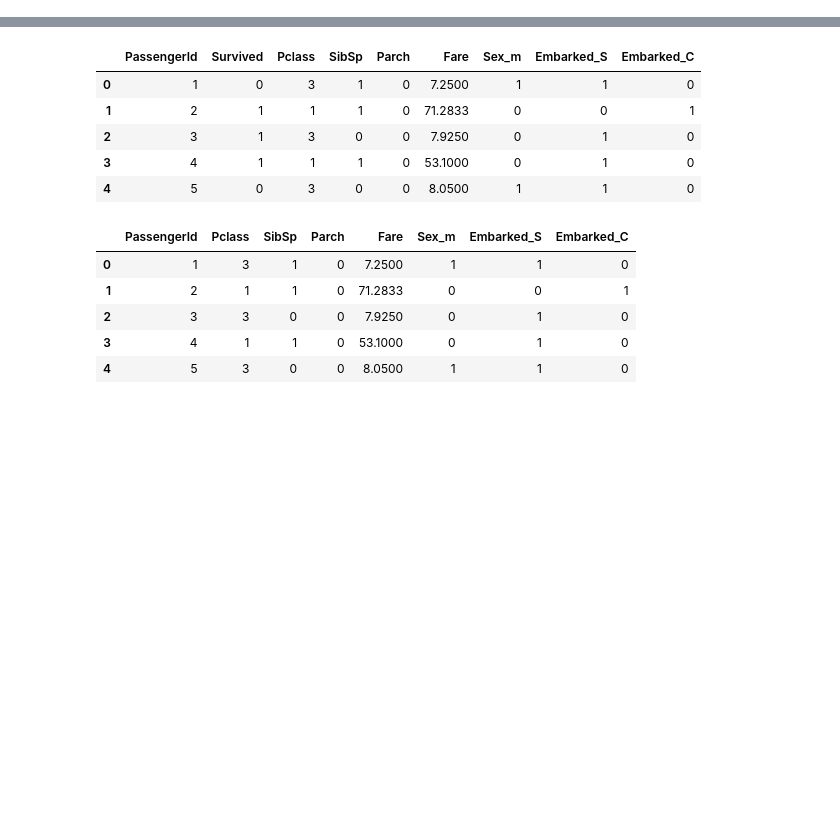
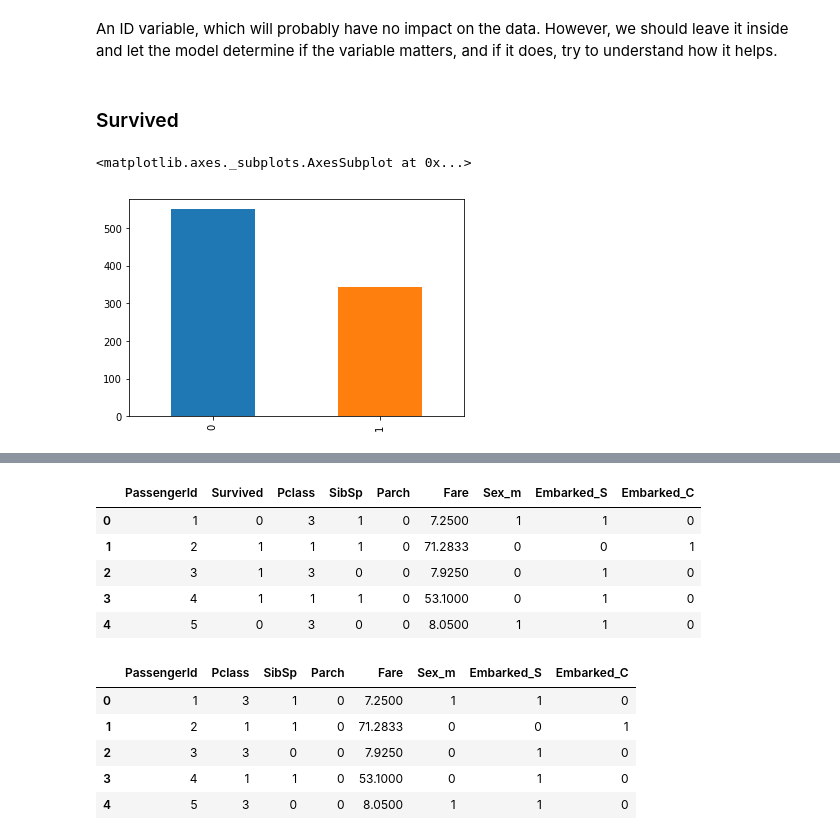
Before and after one commit to ningyuuu/rf-scratch, a Jupyter notebook: titanic.ipynb, the cells around one changed output, grey strips where cells are left out. Cells and saved outputs as stored; diff of their text form; code cells hidden in the pictures; blank space fills up the shorter version.

```diff
--- a/titanic.ipynb
+++ b/titanic.ipynb
@@ -9,0 +109,9 @@ titanic = pd.read_csv('train.csv')
+# %% [markdown]
+An ID variable, which will probably have no impact on the data. However, we should leave it inside and let the model determine if the variable matters, and if it does, try to understand how it helps.
+# %% [markdown]
+### Survived
+# %%
+titanic.Survived.value_counts().plot.bar()
+# %% [output]
+<matplotlib.axes._subplots.AxesSubplot at 0x...>
+[figure, added]
```
Also changed, not shown: parts of 90 cells of this notebook.
